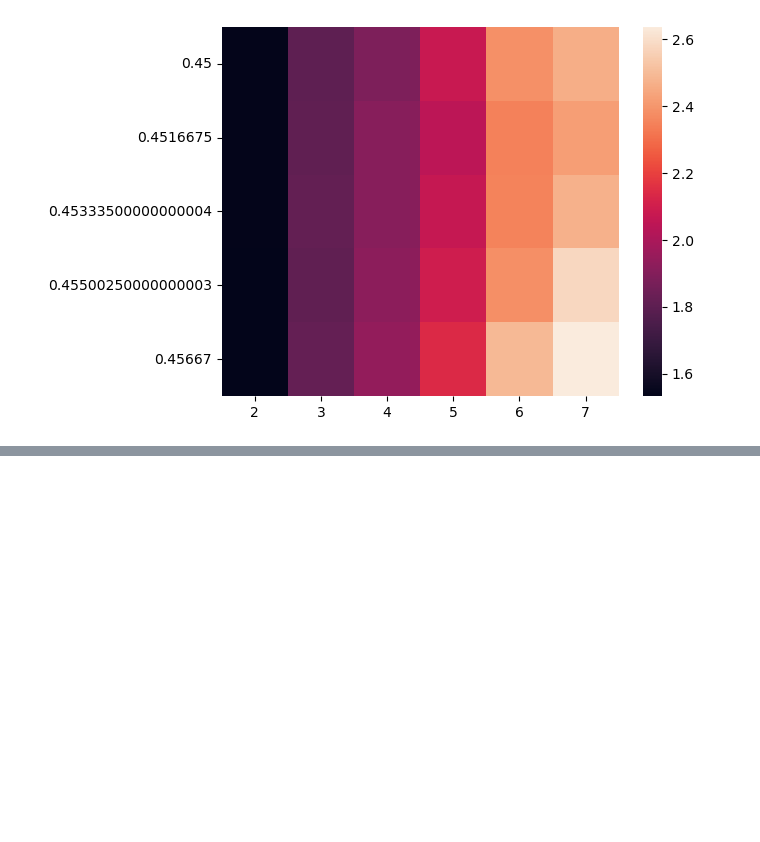
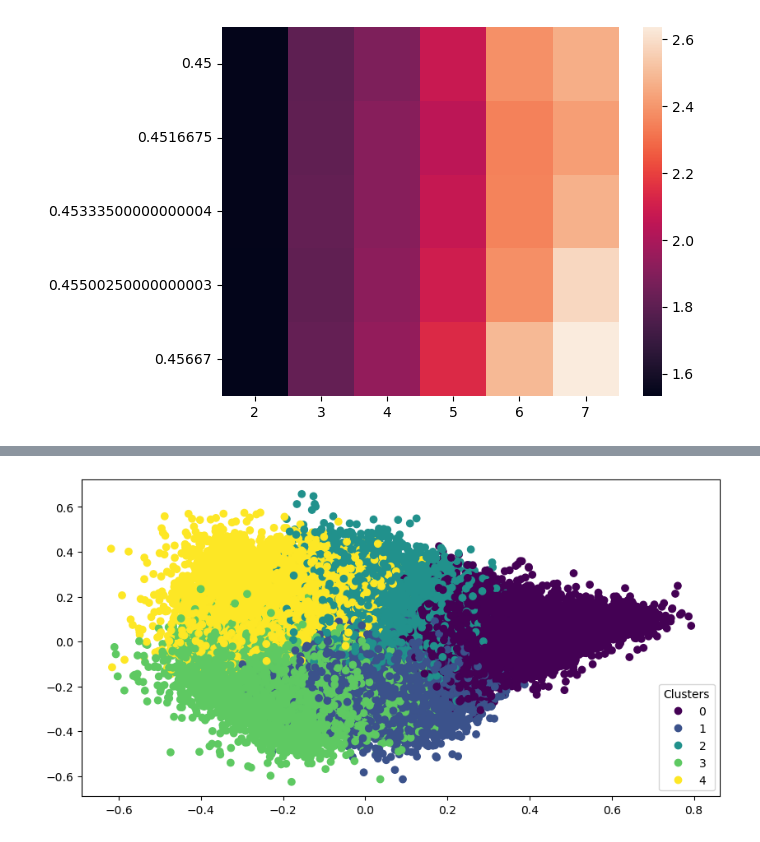
Before and after one commit to siemieniuk/dm-assignment-3, a Jupyter notebook: clustering.ipynb, the cells around one changed output, grey strips where cells are left out. Cells and saved outputs as stored; diff of their text form; code cells hidden in the pictures; blank space fills up the shorter version.

```diff
--- a/clustering.ipynb
+++ b/clustering.ipynb
@@ -172,0 +210,38 @@ dbscan_results
+# %%
+from sklearn.decomposition import PCA
+from sklearn.discriminant_analysis import LinearDiscriminantAnalysis
+
+def plot_clusters(X, y, n_components=2):
+    pca = PCA(n_components=n_components)
+    # lda = LinearDiscriminantAnalysis()
+    # X_new = lda.fit_transform(X, y)
+    X_new = pca.fit_transform(X, y)
+    fig, ax = plt.subplots(1, 1, figsize=(10, 5))
+    scatter = ax.scatter(x=X_new[:, 0], y=X_new[:, 1], c=y)
+    ax.legend(*scatter.legend_elements(), title="Clusters")
+
+def plot_cluster_distances_heatmap(X, labels_list, dist_metrics_list):
+    fig, axs = plt.subplots(len(labels_list), len(dist_metrics_list))
+    axs = np.reshape(axs, newshape=(len(labels_list), len(dist_metrics_list)))
+
+    for plot_i, labels in enumerate(labels_list):
+        for plot_j, dist_metric in enumerate(dist_metrics_list):
+
+            if plot_i == 0:
+                axs[plot_i, plot_j].set_title(dist_metric.__name__)
+
+
+            unique_labels = np.unique(labels)
+            n_clusters = len(unique_labels)
+
+            dist_matrix = np.zeros(shape=(n_clusters, n_clusters))
+
+            for i, label1 in enumerate(unique_labels):
+                for j, label2 in enumerate(unique_labels):
+                    if i > j:
+                        dist_matrix[i, j] = dist_matrix[j, i]
+                        continue
+
+                    dist_matrix[i, j] = dist_metric(X[labels==label1], X[labels==label2])
+
+            sns.heatmap(dist_matrix, xticklabels=unique_labels, yticklabels=unique_labels, ax=axs[plot_i, plot_j])
@@ -172,0 +269,4 @@ dbscan_results
+# %%
+plot_clusters(df_scaled, labels)
+# %% [output]
+[figure, added]
```
Also changed, not shown: parts of 14 cells of this notebook.
